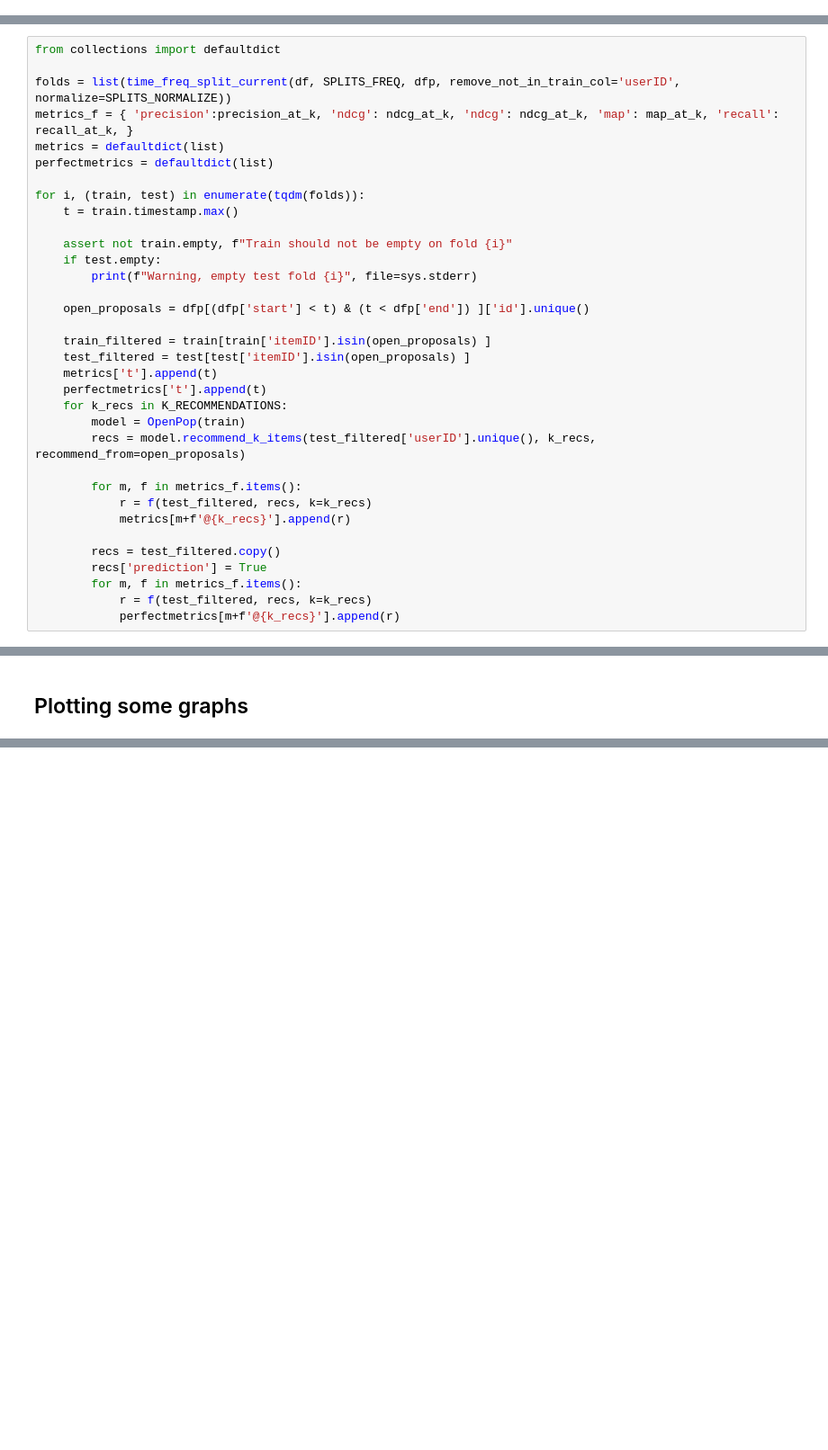
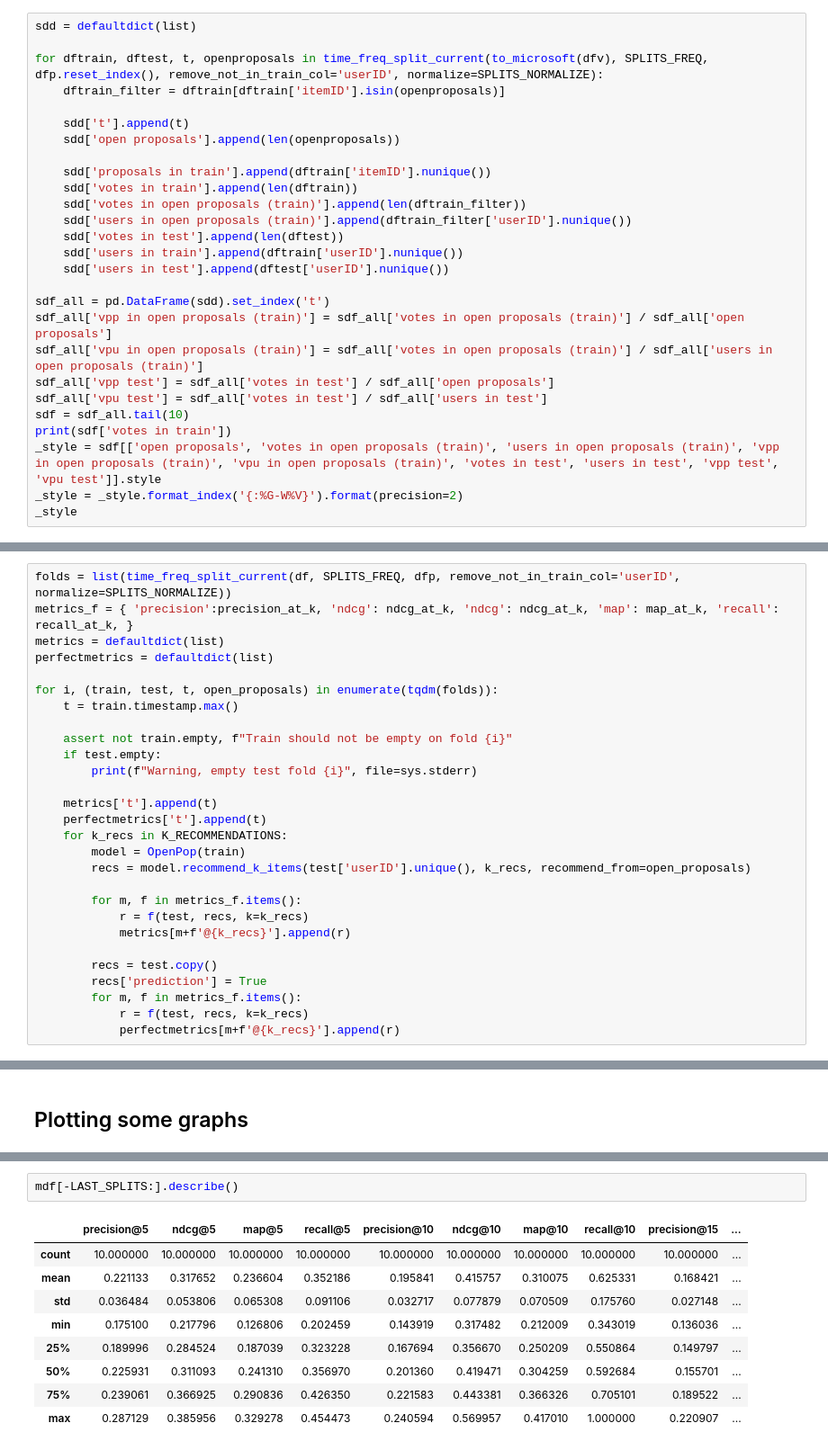
Before and after one commit to daviddavo/recsys4daos, a Jupyter notebook: notebooks/10_baseline.ipynb, the cells around one changed output, grey strips where cells are left out. Shown at 90% size. Saved outputs shown, nothing was run; the diff lists cells and outputs as text; blank space fills up the shorter version.

```diff
--- a/notebooks/10_baseline.ipynb
+++ b/notebooks/10_baseline.ipynb
@@ -28,0 +61,27 @@ print(df.info())
+# %%
+sdd = defaultdict(list)
+
+for dftrain, dftest, t, openproposals in time_freq_split_current(to_microsoft(dfv), SPLITS_FREQ, dfp.reset_index(), remove_not_in_train_col='userID', normalize=SPLITS_NORMALIZE):
+    dftrain_filter = dftrain[dftrain['itemID'].isin(openproposals)]
+
+    sdd['t'].append(t)
+    sdd['open proposals'].append(len(openproposals))
+
+    sdd['proposals in train'].append(dftrain['itemID'].nunique())
+    sdd['votes in train'].append(len(dftrain))
+    sdd['votes in open proposals (train)'].append(len(dftrain_filter))
+    sdd['users in open proposals (train)'].append(dftrain_filter['userID'].nunique())
+    sdd['votes in test'].append(len(dftest))
+    sdd['users in train'].append(dftrain['userID'].nunique())
+    sdd['users in test'].append(dftest['userID'].nunique())
+
+sdf_all = pd.DataFrame(sdd).set_index('t')
+sdf_all['vpp in open proposals (train)'] = sdf_all['votes in open proposals (train)'] / sdf_all['open proposals']
+sdf_all['vpu in open proposals (train)'] = sdf_all['votes in open proposals (train)'] / sdf_all['users in open proposals (train)']
+sdf_all['vpp test'] = sdf_all['votes in test'] / sdf_all['open proposals']
+sdf_all['vpu test'] = sdf_all['votes in test'] / sdf_all['users in test']
+sdf = sdf_all.tail(10)
+print(sdf['votes in train'])
+_style = sdf[['open proposals', 'votes in open proposals (train)', 'users in open proposals (train)', 'vpp in open proposals (train)', 'vpu in open proposals (train)', 'votes in test', 'users in test', 'vpp test', 'vpu test']].style
+_style = _style.format_index('{:%G-W%V}').format(precision=2)
+_style
@@ -31,36 +135,30 @@ print(df.info())
 # %%
 from recommenders.evaluation.python_evaluation import map_at_k, ndcg_at_k, precision_at_k, recall_at_k
 # %%
-from collections import defaultdict
-
 folds = list(time_freq_split_current(df, SPLITS_FREQ, dfp, remove_not_in_train_col='userID', normalize=SPLITS_NORMALIZE))
 metrics_f = { 'precision':precision_at_k, 'ndcg': ndcg_at_k, 'ndcg': ndcg_at_k, 'map': map_at_k, 'recall': recall_at_k, }
 metrics = defaultdict(list)
 perfectmetrics = defaultdict(list)
 
-for i, (train, test) in enumerate(tqdm(folds)):
+for i, (train, test, t, open_proposals) in enumerate(tqdm(folds)):
     t = train.timestamp.max()
 
     assert not train.empty, f"Train should not be empty on fold {i}"
     if test.empty:
         print(f"Warning, empty test fold {i}", file=sys.stderr)
 
-    open_proposals = dfp[(dfp['start'] < t) & (t < dfp['end']) ]['id'].unique()
-
-    train_filtered = train[train['itemID'].isin(open_proposals) ]
-    test_filtered = test[test['itemID'].isin(open_proposals) ]
     metrics['t'].append(t)
     perfectmetrics['t'].append(t)
     for k_recs in K_RECOMMENDATIONS:
         model = OpenPop(train)
-        recs = model.recommend_k_items(test_filtered['userID'].unique(), k_recs, recommend_from=open_proposals)
+        recs = model.recommend_k_items(test['userID'].unique(), k_recs, recommend_from=open_proposals)
 
         for m, f in metrics_f.items():
-            r = f(test_filtered, recs, k=k_recs)
+            r = f(test, recs, k=k_recs)
             metrics[m+f'@{k_recs}'].append(r)
 
-        recs = test_filtered.copy()
+        recs = test.copy()
         recs['prediction'] = True
         for m, f in metrics_f.items():
-            r = f(test_filtered, recs, k=k_recs)
+            r = f(test, recs, k=k_recs)
             perfectmetrics[m+f'@{k_recs}'].append(r)
@@ -74,0 +189,12 @@ mdf.describe()
+# %%
+mdf[-LAST_SPLITS:].describe()
+# %% [output]
+|  | precision@5 | ndcg@5 | map@5 | recall@5 | precision@10 | ndcg@10 | map@10 | recall@10 | precision@15 | ... |
+| count | 10.000000 | 10.000000 | 10.000000 | 10.000000 | 10.000000 | 10.000000 | 10.000000 | 10.000000 | 10.000000 | ... |
+| mean | 0.221133 | 0.317652 | 0.236604 | 0.352186 | 0.195841 | 0.415757 | 0.310075 | 0.625331 | 0.168421 | ... |
+| std | 0.036484 | 0.053806 | 0.065308 | 0.091106 | 0.032717 | 0.077879 | 0.070509 | 0.175760 | 0.027148 | ... |
+| min | 0.175100 | 0.217796 | 0.126806 | 0.202459 | 0.143919 | 0.317482 | 0.212009 | 0.343019 | 0.136036 | ... |
+| 25% | 0.189996 | 0.284524 | 0.187039 | 0.323228 | 0.167694 | 0.356670 | 0.250209 | 0.550864 | 0.149797 | ... |
+| 50% | 0.225931 | 0.311093 | 0.241310 | 0.356970 | 0.201360 | 0.419471 | 0.304259 | 0.592684 | 0.155701 | ... |
+| 75% | 0.239061 | 0.366925 | 0.290836 | 0.426350 | 0.221583 | 0.443381 | 0.366326 | 0.705101 | 0.189522 | ... |
+| max | 0.287129 | 0.385956 | 0.329278 | 0.454473 | 0.240594 | 0.569957 | 0.417010 | 1.000000 | 0.220907 | ... |
```
Also changed, not shown: parts of 9 cells of this notebook, 10 other files.
